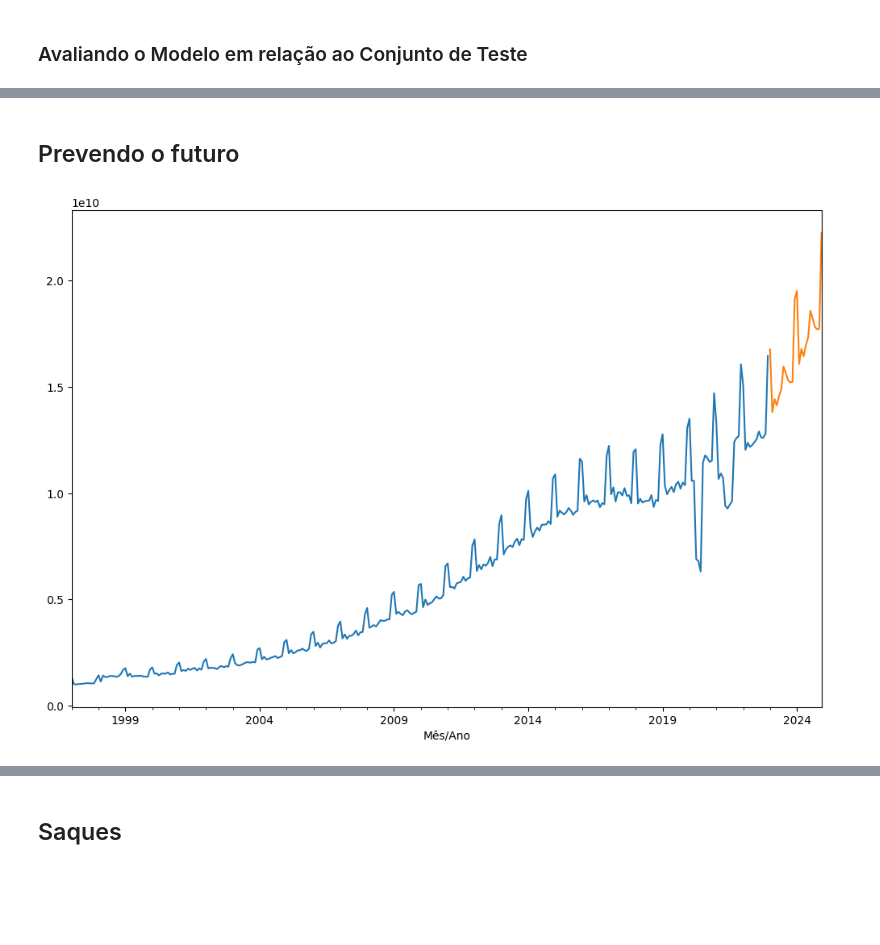
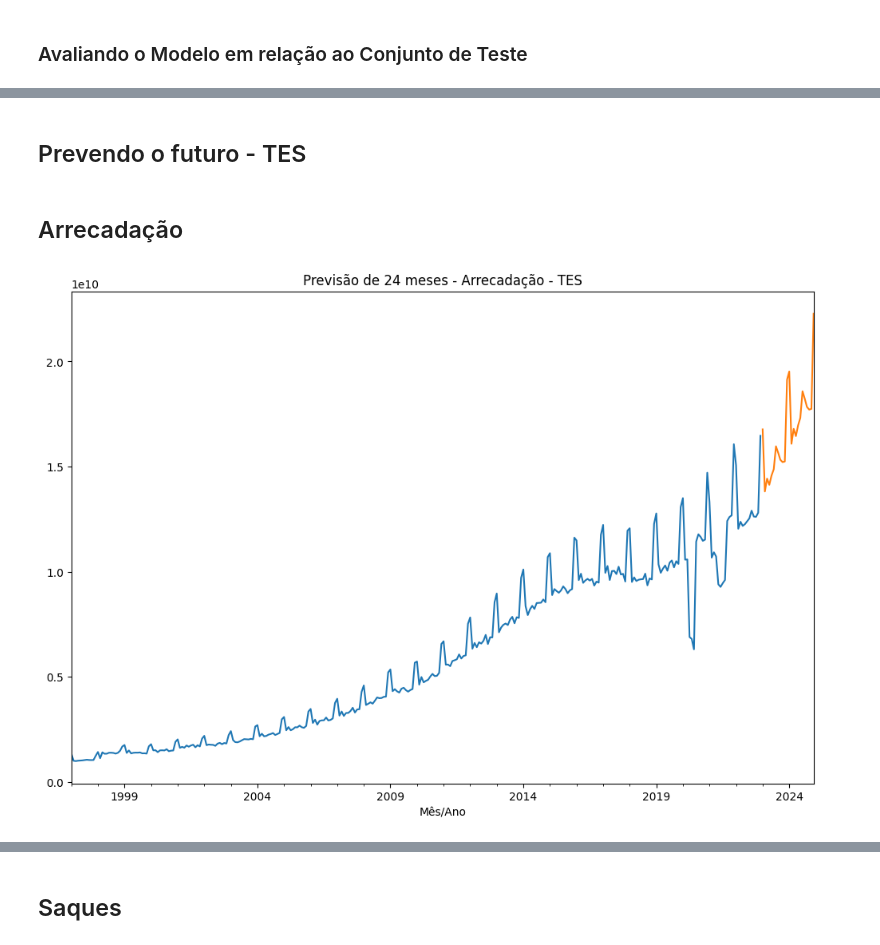
Before and after one commit to avellar1975/TCC_PUC_MINAS, a Jupyter notebook: tcc.ipynb, the cells around one changed output, grey strips where cells are left out. Saved outputs shown, nothing was run; the diff lists cells and outputs as text; code cells hidden in the pictures; blank space fills up the shorter version.

```diff
--- a/tcc.ipynb
+++ b/tcc.ipynb
@@ -361,2 +356,0 @@ from statsmodels.tsa.holtwinters import ExponentialSmoothing
-# %%
-df_arrec['DES'] = ExponentialSmoothing(df_arrec['VALOR (R$)'], trend='add').fit().fittedvalues.shift(-1)
@@ -560,11 +516,13 @@ predict_HW.plot(legend=True,label='PREDICTION',xlim=['2019-12-01','2022-12-01'])
 # %% [markdown]
-## Prevendo o futuro
+## Prevendo o futuro - TES
+# %% [markdown]
+## Arrecadação
 # %%
-final_model_A = ExponentialSmoothing(df_arrec['VALOR (R$)'],trend='mul',seasonal='mul',seasonal_periods=12).fit()
+final_model_A_TES = ExponentialSmoothing(df_arrec['VALOR (R$)'],trend='mul',seasonal='mul',seasonal_periods=12).fit()
 # %%
-forecast_predictions_A = final_model_A.forecast(24)
+forecast_predictions_A_TES = final_model_A_TES.forecast(24)
 # %%
-df_arrec['VALOR (R$)'].plot(figsize=(12,8))
-forecast_predictions_A.plot();
+df_arrec['VALOR (R$)'].plot(figsize=(12,8), title='Previsão de 24 meses - Arrecadação - TES')
+forecast_predictions_A_TES.plot();
 # %% [output]
-[figure, old version]
+[figure, new version]
```
Also changed, not shown: parts of 95 cells of this notebook, 3 other files.
